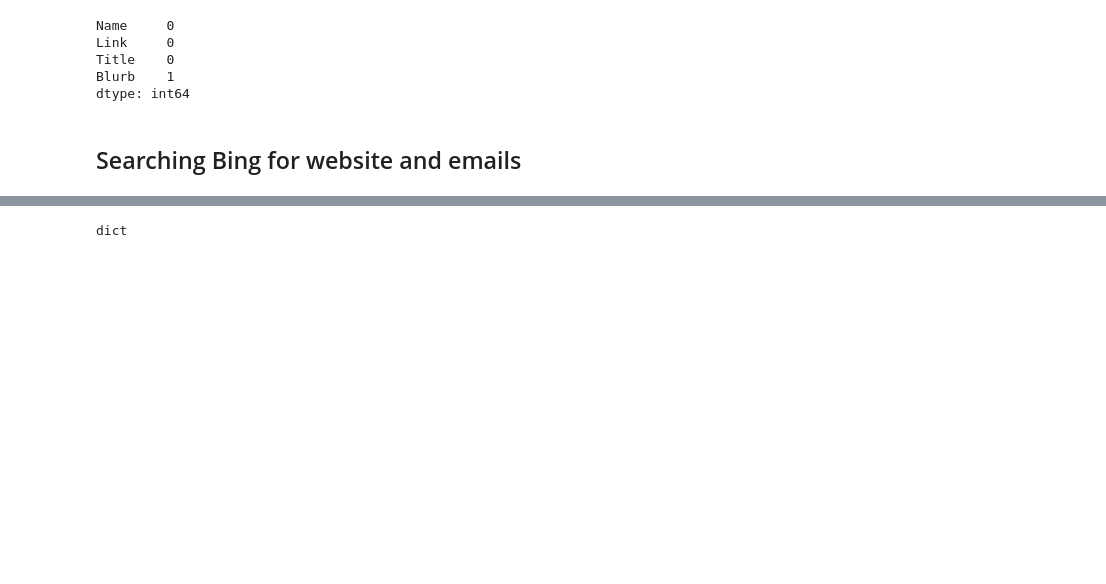
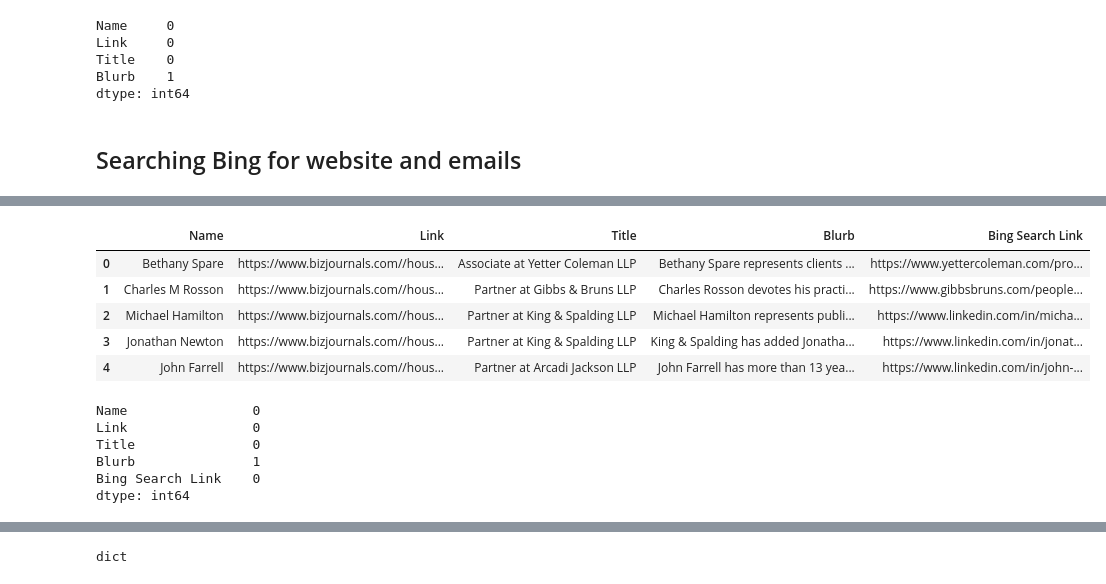
Before and after one commit to KPH3802/BizJournal_Scrape, a Jupyter notebook: Retesting_Code.ipynb, the cells around one changed output, grey strips where cells are left out. Cells and saved outputs as stored; diff of their text form; code cells hidden in the pictures; blank space fills up the shorter version.

Commit message:
CSV includes Bing result link

```diff
--- a/Retesting_Code.ipynb
+++ b/Retesting_Code.ipynb
@@ -227,0 +258,19 @@ search_results['webPages']['value'][0]['url']
+# %%
+FL = pd.DataFrame(Final_List)
+FL.head()
+# %% [output]
+|  | Name | Link | Title | Blurb | Bing Search Link |
+| 0 | Bethany Spare | https://www.bizjournals.com//hous... | Associate at Yetter Coleman LLP | Bethany Spare represents clients ... | https://www.yettercoleman.com/pro... |
+| 1 | Charles M Rosson | https://www.bizjournals.com//hous... | Partner at Gibbs & Bruns LLP | Charles Rosson devotes his practi... | https://www.gibbsbruns.com/people... |
+| 2 | Michael Hamilton | https://www.bizjournals.com//hous... | Partner at King & Spalding LLP | Michael Hamilton represents publi... | https://www.linkedin.com/in/micha... |
+| 3 | Jonathan Newton | https://www.bizjournals.com//hous... | Partner at King & Spalding LLP | King & Spalding has added Jonatha... | https://www.linkedin.com/in/jonat... |
+| 4 | John Farrell | https://www.bizjournals.com//hous... | Partner at Arcadi Jackson LLP | John Farrell has more than 13 yea... | https://www.linkedin.com/in/john-... |
+# %%
+FL.isna().sum()
+# %% [output]
+Name                0
+Link                0
+Title               0
+Blurb               1
+Bing Search Link    0
+dtype: int64
```
Also changed, not shown: parts of 12 cells of this notebook.
